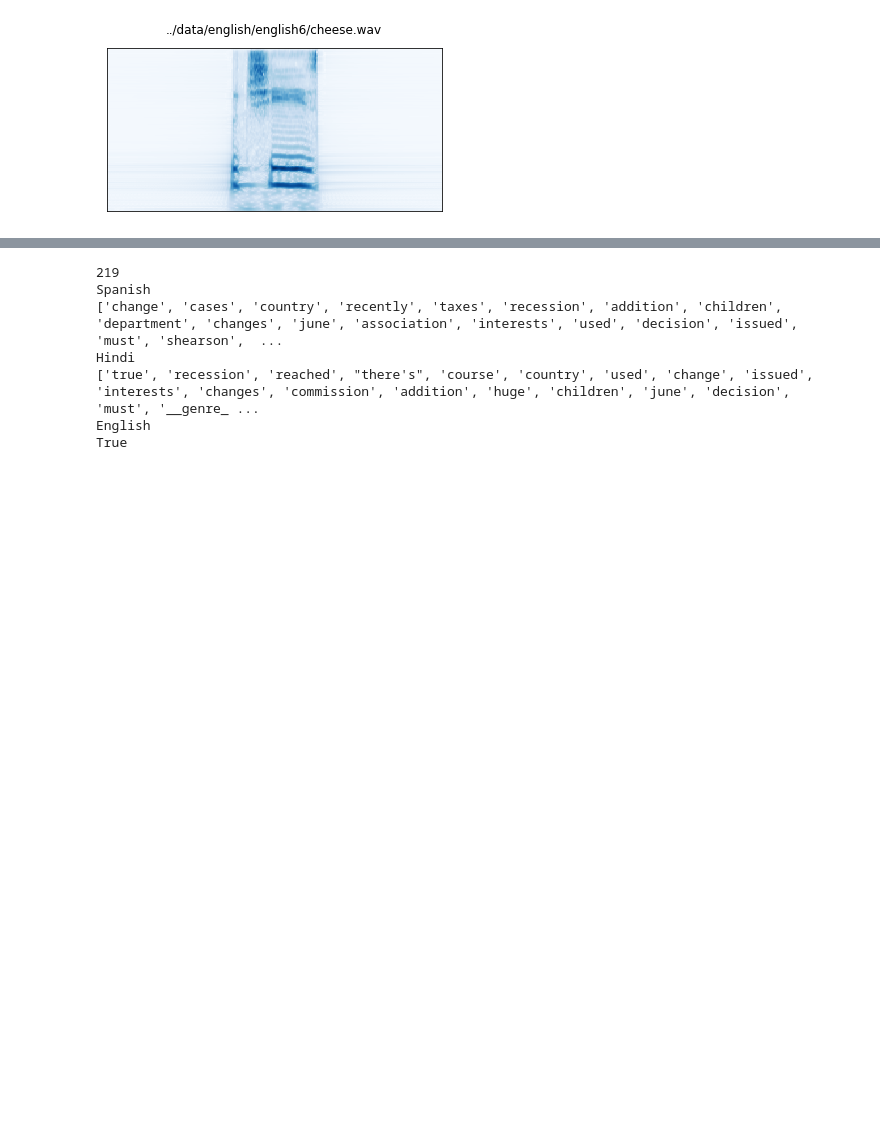
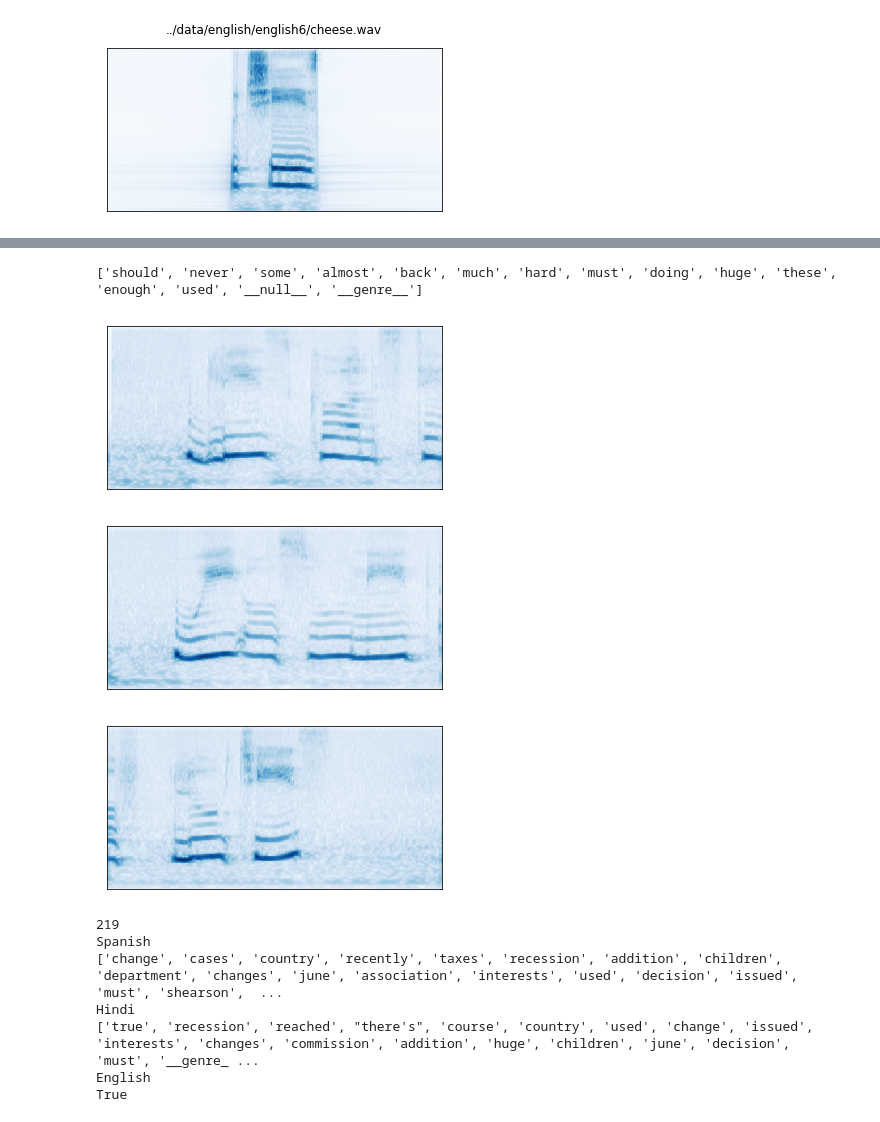
Before and after one commit to davidlee1435/kelletal2018, a Jupyter notebook: src/main.ipynb, the cells around one changed output, grey strips where cells are left out. Drawn from its saved outputs; the diff is of its cells as text; code cells hidden in the pictures; blank space fills up the shorter version.

```diff
--- a/src/main.ipynb
+++ b/src/main.ipynb
@@ -154,3 +167,19 @@ True
+# %%
+c_gram = np.load('/home/davidlee/dev/kelletal2018/cochleagrams/arabic/arabic1/call.npy')
+plot_cochleagram(c_gram, "")
+c_gram = np.load('/home/davidlee/dev/kelletal2018/cochleagrams/arabic/arabic1/also.npy')
+plot_cochleagram(c_gram, "")
+c_gram = np.load('/home/davidlee/dev/kelletal2018/cochleagrams/arabic/arabic1/cheese.npy')
+plot_cochleagram(c_gram, "")
+logits = network.session.run(network.word_logits, feed_dict={network.x: c_gram})
+indices = logits[0].argsort()[-15:]
+sorted_words = [word_key[i] for i in indices]
+print sorted_words
+# %% [output]
+['should', 'never', 'some', 'almost', 'back', 'much', 'hard', 'must', 'doing', 'huge', 'these', 'enough', 'used', '__null__', '__genre__']
+[figure, added]
+[figure, added]
+[figure, added]
 # %%
 # print word_key
 # print spanish_logits[0]
```
Also changed, not shown: parts of 4 cells of this notebook, 1 other file.
